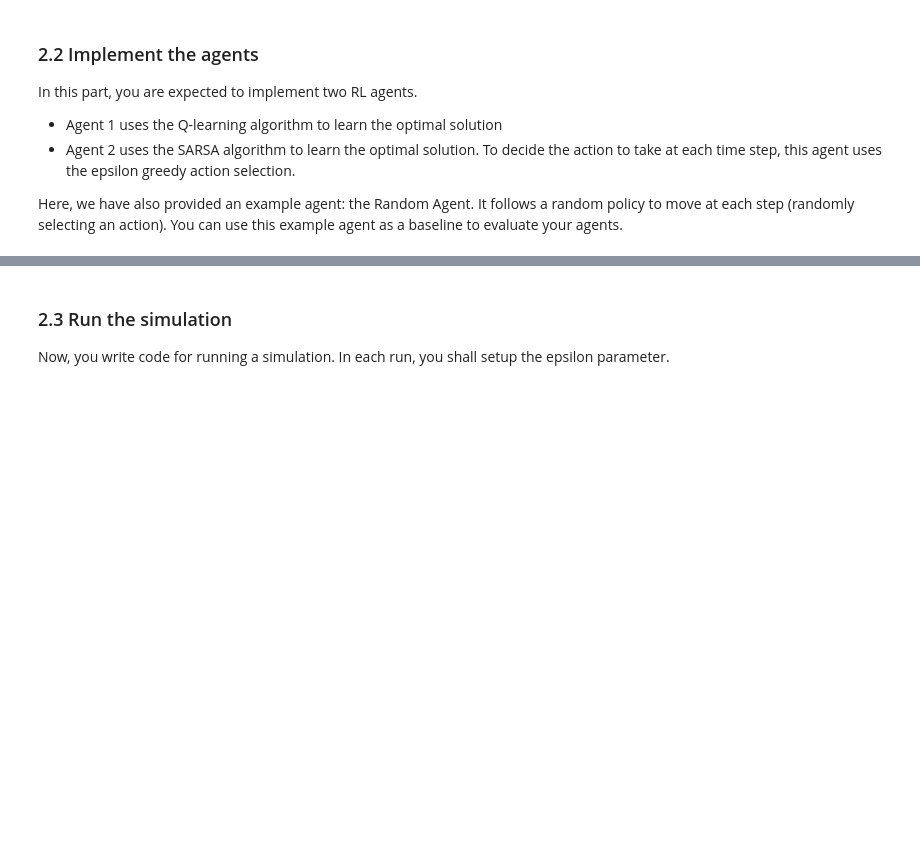
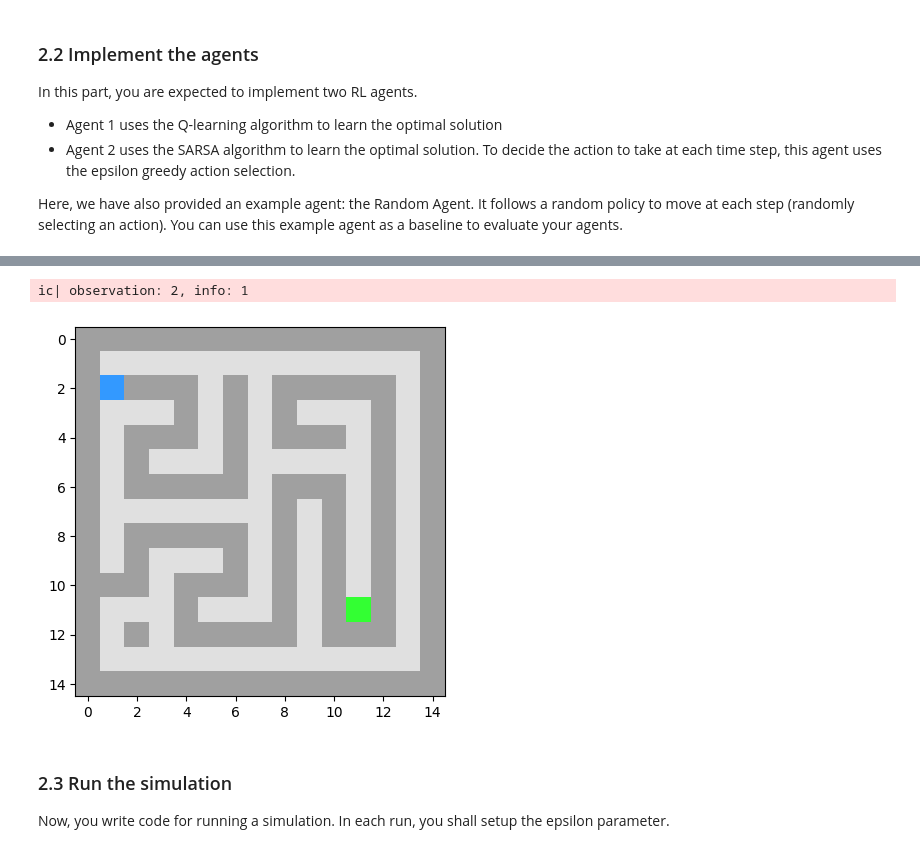
Before and after one commit to MarognaLorenzo/ApplicationOfMachineLearning, a Jupyter notebook: Assignment4/notebooks/Lorenzo.ipynb, the cells around one changed output, grey strips where cells are left out. Cells and saved outputs as stored; diff of their text form; code cells hidden in the pictures; blank space fills up the shorter version.

```diff
--- a/Assignment4/notebooks/Lorenzo.ipynb
+++ b/Assignment4/notebooks/Lorenzo.ipynb
@@ -119,3 +109,10 @@ Here, we have also provided an example agent: the Random Agent.  It follows a ra
+# %%
+directions_dic = {
+    0:'north',
+    1:'south',
+    2:'west',
+    3:'east'
+}
 # %%
 # Random agent
 class RandomAgent():
@@ -151,3 +188,27 @@ NameError: name 'TaskEnv' is not defined
+# %%
+for _ in range(1):
+    ic.disable()
+    state = senv.maze.objects.agent.positions[0]
+    ic("previous state: ",state,  sagent.q_table[tuple(state)])
+    action = sagent.select_action(state=state)  # agent policy that uses the observation and info
+    observation, reward, terminated, truncated = senv.step(action)
+    ic("action", action, VonNeumannMotion()[action], directions_dic[action])
+    ic("new State: ", observation)
+    ic("reward ", reward)
+    ic("terminated ",terminated)
+    ic("truncated ", truncated)
+    sagent.learn(state, action, observation, reward, None)
+    ic("learned state: ",state,  sagent.q_table[tuple(state)])
+
+    if terminated or truncated:
+        observation, info = senv.reset()
+        ic.enable()
+        ic(observation, info)
+plt.imshow(senv.render(), interpolation='nearest')
+plt.show()
+# %% [output]
+ic| observation: 2, info: 1
+[figure, added]
 # %% [markdown]
 ### 2.3 Run the simulation
 
```
Also changed, not shown: parts of 13 cells of this notebook.
